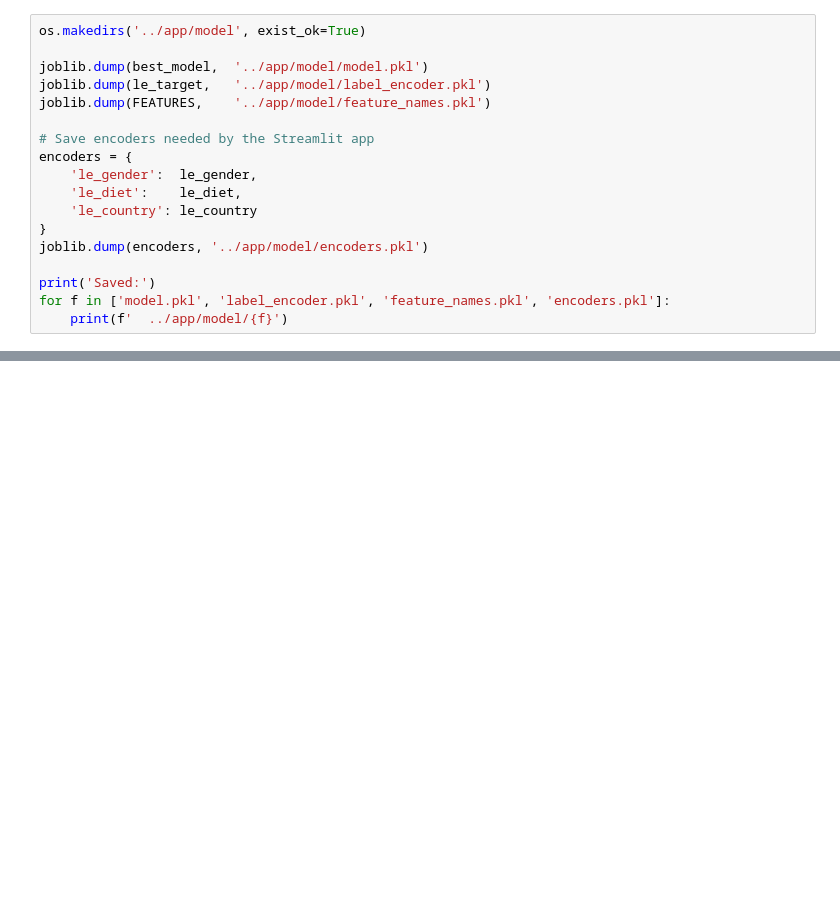
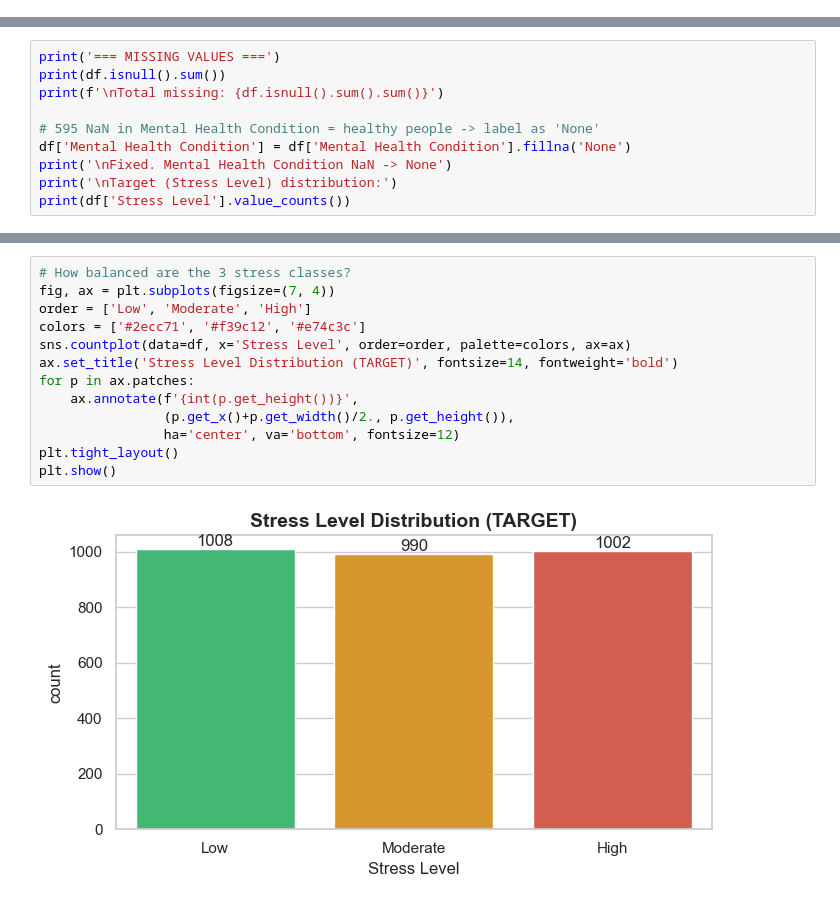
Before and after one commit to Dishantpaudel/burnout_predictor, a Jupyter notebook: notebooks/01_eda_and_modeling.ipynb, the cells around one changed output, grey strips where cells are left out. Saved outputs shown, nothing was run; the diff lists cells and outputs as text; blank space fills up the shorter version.

```diff
--- a/notebooks/01_eda_and_modeling.ipynb
+++ b/notebooks/01_eda_and_modeling.ipynb
@@ -438,18 +0,0 @@ shap.force_plot(
-# %%
-os.makedirs('../app/model', exist_ok=True)
-
-joblib.dump(best_model,  '../app/model/model.pkl')
-joblib.dump(le_target,   '../app/model/label_encoder.pkl')
-joblib.dump(FEATURES,    '../app/model/feature_names.pkl')
-
-# Save encoders needed by the Streamlit app
-encoders = {
-    'le_gender':  le_gender,
-    'le_diet':    le_diet,
-    'le_country': le_country
-}
-joblib.dump(encoders, '../app/model/encoders.pkl')
-
-print('Saved:')
-for f in ['model.pkl', 'label_encoder.pkl', 'feature_names.pkl', 'encoders.pkl']:
-    print(f'  ../app/model/{f}')
@@ -455,0 +92,10 @@ for f in ['model.pkl', 'label_encoder.pkl', 'feature_names.pkl', 'encoders.pkl']
+# %%
+print('=== MISSING VALUES ===')
+print(df.isnull().sum())
+print(f'\nTotal missing: {df.isnull().sum().sum()}')
+
+# 595 NaN in Mental Health Condition = healthy people -> label as 'None'
+df['Mental Health Condition'] = df['Mental Health Condition'].fillna('None')
+print('\nFixed. Mental Health Condition NaN -> None')
+print('\nTarget (Stress Level) distribution:')
+print(df['Stress Level'].value_counts())
@@ -455,0 +137,15 @@ for f in ['model.pkl', 'label_encoder.pkl', 'feature_names.pkl', 'encoders.pkl']
+# %%
+# How balanced are the 3 stress classes?
+fig, ax = plt.subplots(figsize=(7, 4))
+order = ['Low', 'Moderate', 'High']
+colors = ['#2ecc71', '#f39c12', '#e74c3c']
+sns.countplot(data=df, x='Stress Level', order=order, palette=colors, ax=ax)
+ax.set_title('Stress Level Distribution (TARGET)', fontsize=14, fontweight='bold')
+for p in ax.patches:
+    ax.annotate(f'{int(p.get_height())}',
+                (p.get_x()+p.get_width()/2., p.get_height()),
+                ha='center', va='bottom', fontsize=12)
+plt.tight_layout()
+plt.show()
+# %% [output]
+[figure, added]
```
Also changed, not shown: parts of 91 cells of this notebook, 19 other files.
